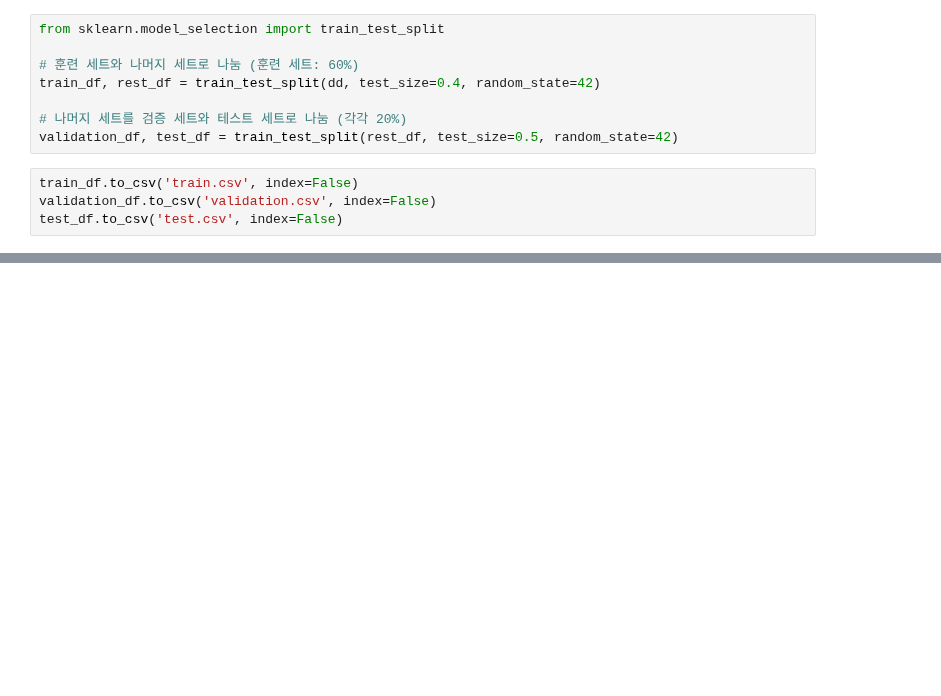
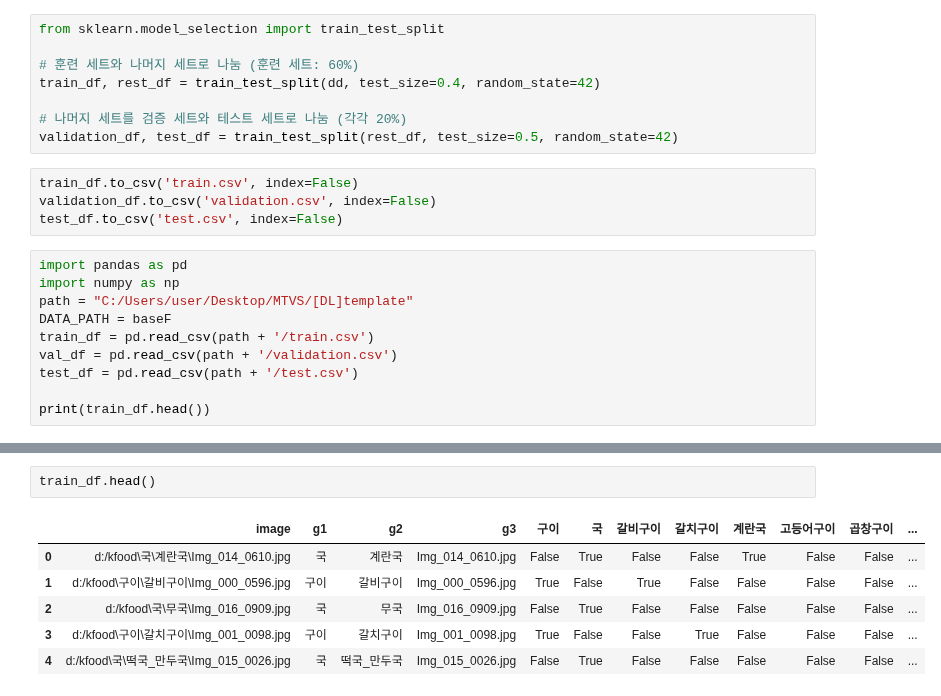
Before and after one commit to dlsco123/-DL-template, a Jupyter notebook: [multi_label]Real.ipynb, the cells around one changed output, grey strips where cells are left out. Drawn from its saved outputs; the diff is of its cells as text; blank space fills up the shorter version.

```diff
--- a/[multi_label]Real.ipynb
+++ b/[multi_label]Real.ipynb
@@ -235,3 +236,13 @@ validation_df, test_df = train_test_split(rest_df, test_size=0.5, random_state=4
 train_df.to_csv('train.csv', index=False)
 validation_df.to_csv('validation.csv', index=False)
 test_df.to_csv('test.csv', index=False)
+# %%
+import pandas as pd
+import numpy as np
+path = "C:/Users/user/Desktop/MTVS/[DL]template"
+DATA_PATH = baseF
+train_df = pd.read_csv(path + '/train.csv')
+val_df = pd.read_csv(path + '/validation.csv')
+test_df = pd.read_csv(path + '/test.csv')
+
+print(train_df.head())
@@ -237,0 +292,9 @@ test_df.to_csv('test.csv', index=False)
+# %%
+train_df.head()
+# %% [output]
+|  | image | g1 | g2 | g3 | 구이 | 국 | 갈비구이 | 갈치구이 | 계란국 | 고등어구이 | 곱창구이 | ... |
+| 0 | d:/kfood\국\계란국\Img_014_0610.jpg | 국 | 계란국 | Img_014_0610.jpg | False | True | False | False | True | False | False | ... |
+| 1 | d:/kfood\구이\갈비구이\Img_000_0596.jpg | 구이 | 갈비구이 | Img_000_0596.jpg | True | False | True | False | False | False | False | ... |
+| 2 | d:/kfood\국\무국\Img_016_0909.jpg | 국 | 무국 | Img_016_0909.jpg | False | True | False | False | False | False | False | ... |
+| 3 | d:/kfood\구이\갈치구이\Img_001_0098.jpg | 구이 | 갈치구이 | Img_001_0098.jpg | True | False | False | True | False | False | False | ... |
+| 4 | d:/kfood\국\떡국_만두국\Img_015_0026.jpg | 국 | 떡국_만두국 | Img_015_0026.jpg | False | True | False | False | False | False | False | ... |
```
Also changed, not shown: parts of 25 cells of this notebook, 1 other file.
